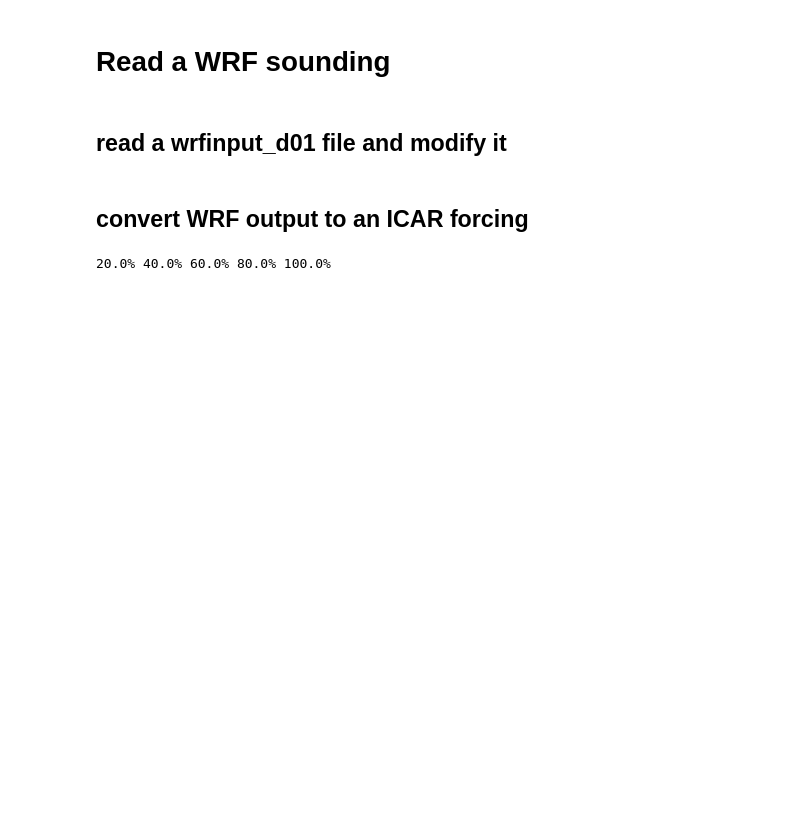
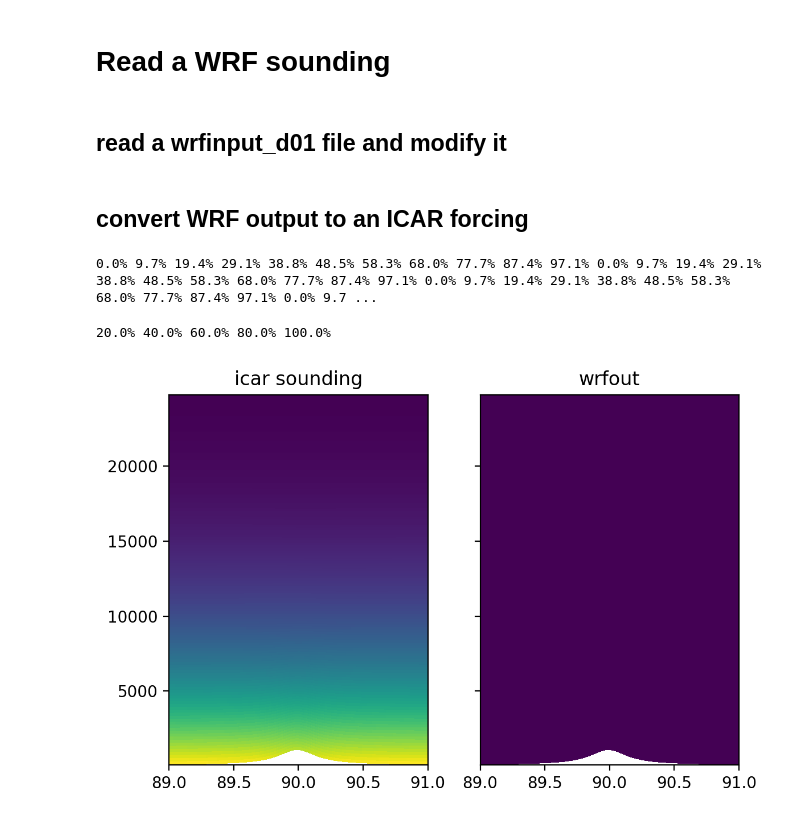
Before and after one commit to johanneshorak/ICAR-idealized_input, a Jupyter notebook: wrf_sounding.ipynb, the cells around one changed output. Saved outputs shown, nothing was run; the diff lists cells and outputs as text; code cells hidden in the pictures; blank space fills up the shorter version.

```diff
--- a/wrf_sounding.ipynb
+++ b/wrf_sounding.ipynb
@@ -670 +715,22 @@ for i in range(ntime):
+# %%
+# set the background state. TPOT has to be calculated from the WRF elevations in order to get a linear increase of
+# TPOT with height that starts at a base temperature of Tb
+
+for i in range(ntime):
+    sp[i,:,:] = p_arr[0]
+
+    for j in range(ny_lr):
+        ph[i,:,j,:]       = wrfoutd_ds.Z[ntwrf,:,nywrf,:]
+        for k in range(nx_lr):
+            u[i,:,j,k]        = u_arr[::nrz]
+
+            #ph[i,:,j,k]       = wrfoutd_ds.Z[ntwrf,:,nywrf,k] #z_arr[::nrz]
+            t[i,:,j,k]        = tpot_from_dth(Tb,0.3,ph[i,:,j,k],dThPer100m=True) #th_arr[::nrz]
+
+            #p[i,:,j,k]        = p_arr[::nrz]
+        if j%10 == 0:
+            utl.mwrite('{:2.1f}% '.format(100.*(j/(ny_lr-1))))
+utl.mwrite('\n')
+# %% [output]
+0.0% 9.7% 19.4% 29.1% 38.8% 48.5% 58.3% 68.0% 77.7% 87.4% 97.1% 0.0% 9.7% 19.4% 29.1% 38.8% 48.5% 58.3% 68.0% 77.7% 87.4% 97.1% 0.0% 9.7% 19.4% 29.1% 38.8% 48.5% 58.3% 68.0% 77.7% 87.4% 97.1% 0.0% 9.7 ...
 # %%
@@ -766 +866,20 @@ icar_hr_ds	= xa.Dataset(
+# %%
+xlong_dummy = np.linspace(86.42978,86.42978+7.1224594,len(wrfoutd_ds.XLONG[0,1,:]))
+ts=1
+f,axarr = plt.subplots(1,2,dpi=200,sharey=True,sharex=True)
+qw  = 'P'
+qs  = 'P'
+
+vmax=np.nanmax([np.nanmax(icar_sounding_ds[qs][ts,:,52,:].values)])
+vmin=np.nanmin([np.nanmin(icar_sounding_ds[qs][ts,:,52,:].values)])
+axarr[0].pcolormesh(icar_sounding_ds['XLONG'][0,52],icar_sounding_ds['PH'][ts,:,52,:],icar_sounding_ds[qs][ts,:,52,:],vmin=vmin,vmax=vmax)
+axarr[1].pcolormesh(xlong_dummy,wrfoutd_ds.Z[6,:,1,:].values,wrfoutd_ds[qw][6,:,1,:].values,vmin=vmin,vmax=vmax)
+axarr[0].set_title('icar sounding')
+axarr[1].set_title('wrfout')
+#axarr[2].set_title('icar')
+#axarr[-1].set_ylim(0,6000)
+axarr[0].set_xlim(89.,91.)
+plt.tight_layout()
+# %% [output]
+[figure, added]
 # %%
```
Also changed, not shown: parts of 24 cells of this notebook, 1 other file.
